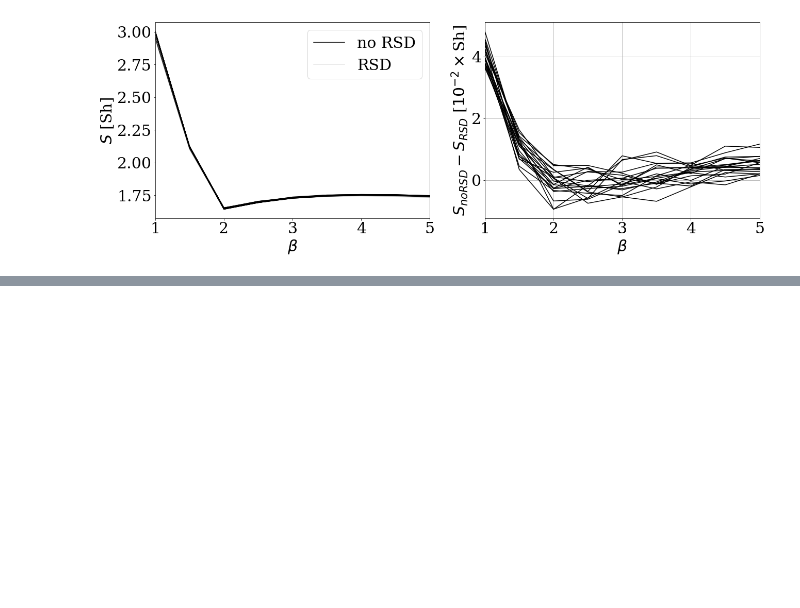
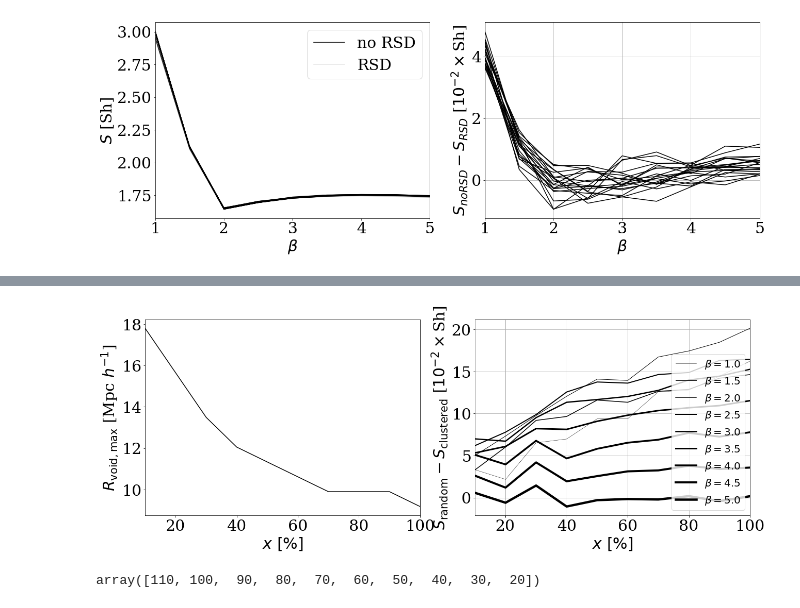
Before and after one commit to forero/BetaEntropy, a Jupyter notebook: code/plots_paper.ipynb, the cells around one changed output, grey strips where cells are left out. Cells and saved outputs as stored; diff of their text form; code cells hidden in the pictures; blank space fills up the shorter version.

```diff
--- a/code/plots_paper.ipynb
+++ b/code/plots_paper.ipynb
@@ -149,0 +158,34 @@ plt.savefig("n_density_random.pdf", bbox_inches='tight')
+# %%
+plt.figure(figsize=(21,7))
+plt.subplot(1,2,1)
+
+ratio_vpf = data_vpf_sphere/data_vpf_random
+max_size = np.ones(n_percentage)
+
+for i in range(n_percentage):
+    ii = np.argmax(ratio_vpf[i,:])
+    max_size[i] = data_vpf_radii[ii]
+
+plt.plot(np.arange(10,110,10), max_size , color='black')
+#plt.legend(fontsize=20, loc=1)
+plt.ylabel(r"$R_{\mathrm{void, max}}$ [Mpc $h^{-1}$]")
+plt.xlabel(r"$x\ [\%]$")
+plt.xticks(np.arange(0,120,20))
+plt.xlim([10,100])
+
+plt.subplot(1,2,2)
+for i in range(n_beta):
+    if i%1==0:
+        plt.plot(np.arange(10,110,10), 100*(data_percentage_random[i,:]-data_percentage[i,:]), color='black', lw=(i+1)/2.0, label=r'$\beta={}$'.format(beta_values[i]))
+plt.legend(fontsize=20, loc=4)
+plt.ylabel(r"$S_{\mathrm{random}} - S_{\mathrm{clustered}}$ [$10^{-2}\times$Sh]")
+plt.xlabel(r"$x\ [\%]$")
+plt.xlim([10,100])
+plt.grid()
+plt.savefig("void_function.pdf", bbox_inches='tight')
+# %% [output]
+[figure, added]
+# %%
+np.arange(110,10,-10)
+# %% [output]
+array([110, 100,  90,  80,  70,  60,  50,  40,  30,  20])
```
Also changed, not shown: parts of 4 cells of this notebook, 1 other file.
